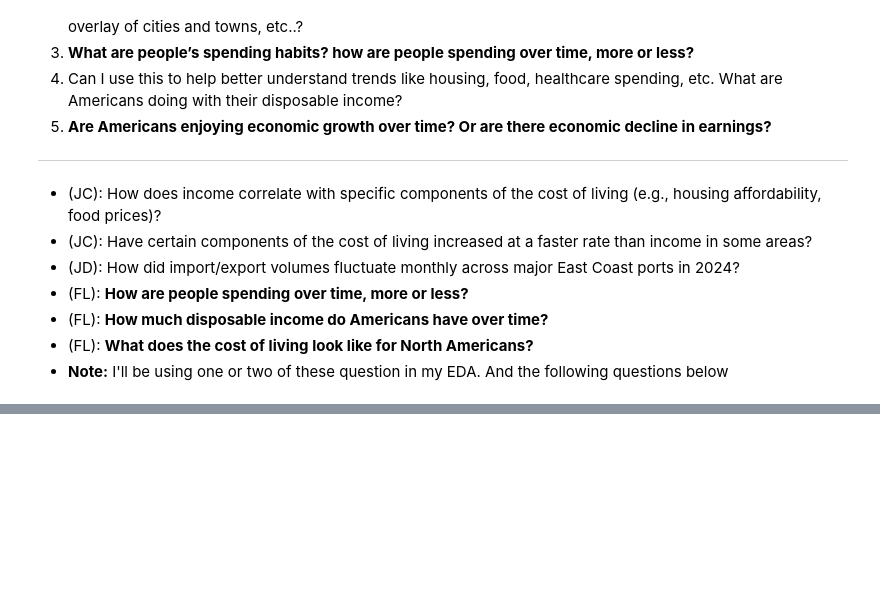
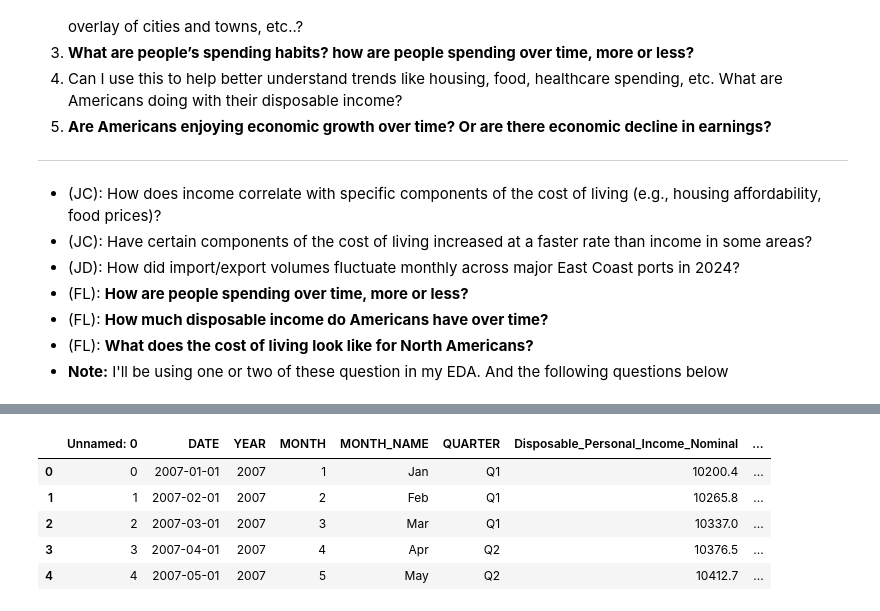
Before and after one commit to szhagnay/Cohort-A-Econ, a Jupyter notebook: notebooks/Fari_eda.ipynb, the cells around one changed output, grey strips where cells are left out. Cells and saved outputs as stored; diff of their text form; code cells hidden in the pictures; blank space fills up the shorter version.

```diff
--- a/notebooks/Fari_eda.ipynb
+++ b/notebooks/Fari_eda.ipynb
@@ -26,0 +40,9 @@ import math # for mathematical operations not found in numpy or native python...
+# %%
+us_econ.head()
+# %% [output]
+|  | Unnamed: 0 | DATE | YEAR | MONTH | MONTH_NAME | QUARTER | Disposable_Personal_Income_Nominal | ... |
+| 0 | 0 | 2007-01-01 | 2007 | 1 | Jan | Q1 | 10200.4 | ... |
+| 1 | 1 | 2007-02-01 | 2007 | 2 | Feb | Q1 | 10265.8 | ... |
+| 2 | 2 | 2007-03-01 | 2007 | 3 | Mar | Q1 | 10337.0 | ... |
+| 3 | 3 | 2007-04-01 | 2007 | 4 | Apr | Q2 | 10376.5 | ... |
+| 4 | 4 | 2007-05-01 | 2007 | 5 | May | Q2 | 10412.7 | ... |
```
Also changed, not shown: parts of 3 cells of this notebook.
